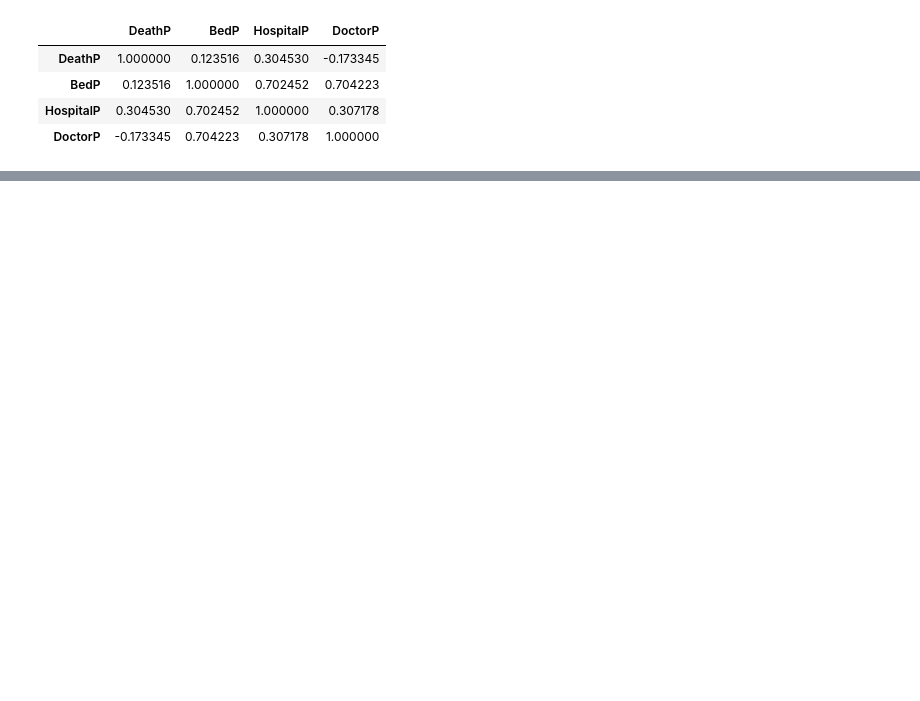
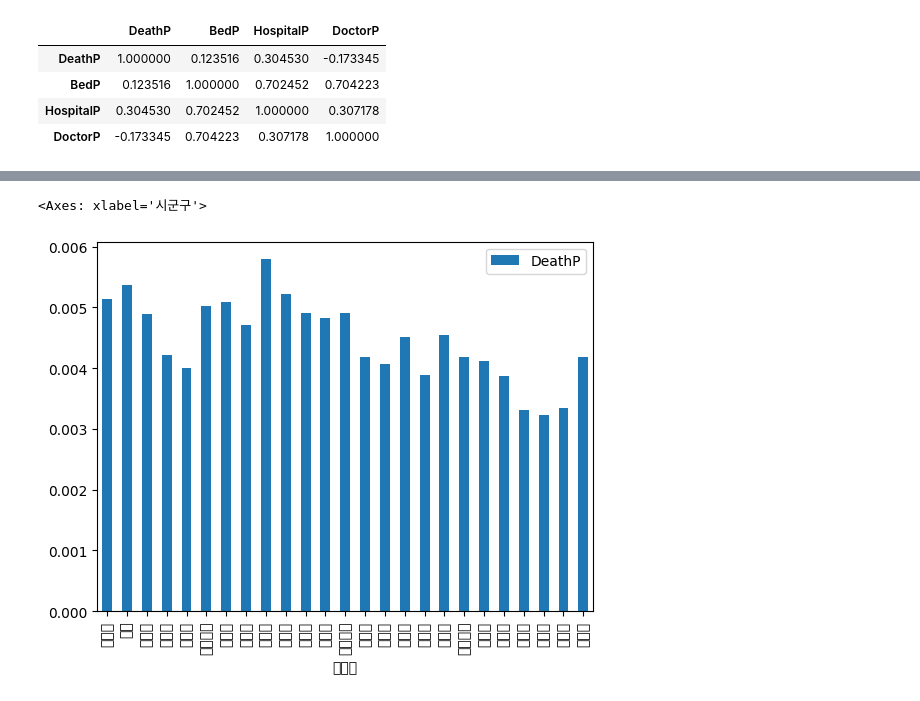
Before and after one commit to cav2280/dcx-final, a Jupyter notebook: main-상관관계 분석 추가.ipynb, the cells around one changed output, grey strips where cells are left out. Cells and saved outputs as stored; diff of their text form; code cells hidden in the pictures; blank space fills up the shorter version.

```diff
--- a/main-상관관계 분석 추가.ipynb
+++ b/main-상관관계 분석 추가.ipynb
@@ -805,15 +778,17 @@ hp= 병원
 # %% [markdown]
 사망자 수와 병상은 관련없음을 알 수 있음
 # %%
+# normalized_df = merged_df.drop(columns=['광역자치단체','시군구']).copy()
 #정규분포화
-normalized_df = (merged_df - merged_df.mean()) / merged_df.std()
-merged_df = normalized_df.copy()
+
+normalized_df= merged_df.copy()
+normalized_df = (normalized_df - normalized_df.mean()) / normalized_df.std()
 
 import statsmodels.api as sm
 
 # 독립변수와 종속변수 선택
-X = merged_df['BedP']
-y = merged_df['DeathP']
+X = normalized_df['BedP']
+y = normalized_df['DeathP']
 
 # 상수항 추가
 X = sm.add_constant(X)
@@ -881,0 +903,9 @@ KeyError: '지역'
+# %%
+merged_df.reset_index(drop=False, inplace=True)
+merged_df[['광역자치단체', '시군구']] = merged_df['지역'].str.split(' ', expand=True)
+
+sel = merged_df[merged_df['광역자치단체'] == '서울특별시']
+sel.plot(kind='bar',x='시군구',y='DeathP')
+# %% [output]
+<Axes: xlabel='시군구'>
+[figure, added]
```
Also changed, not shown: parts of 10 cells of this notebook.
